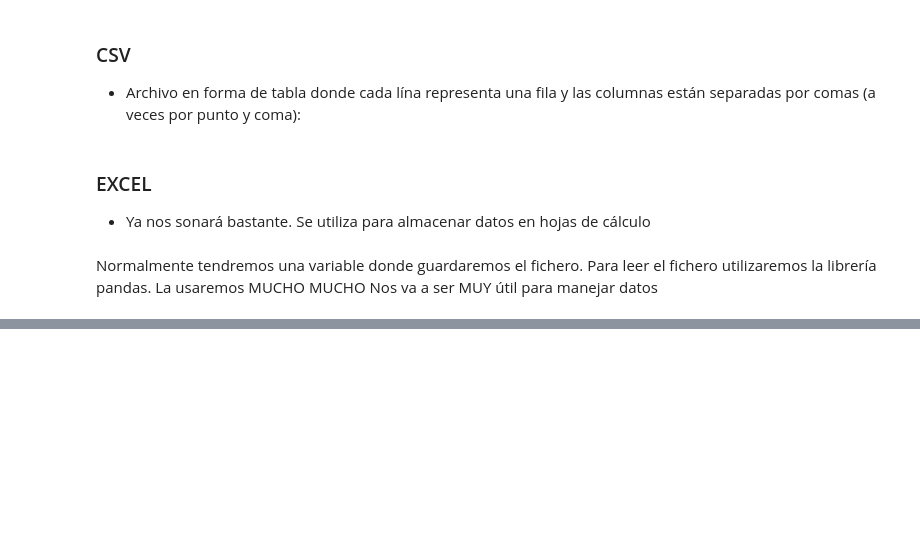
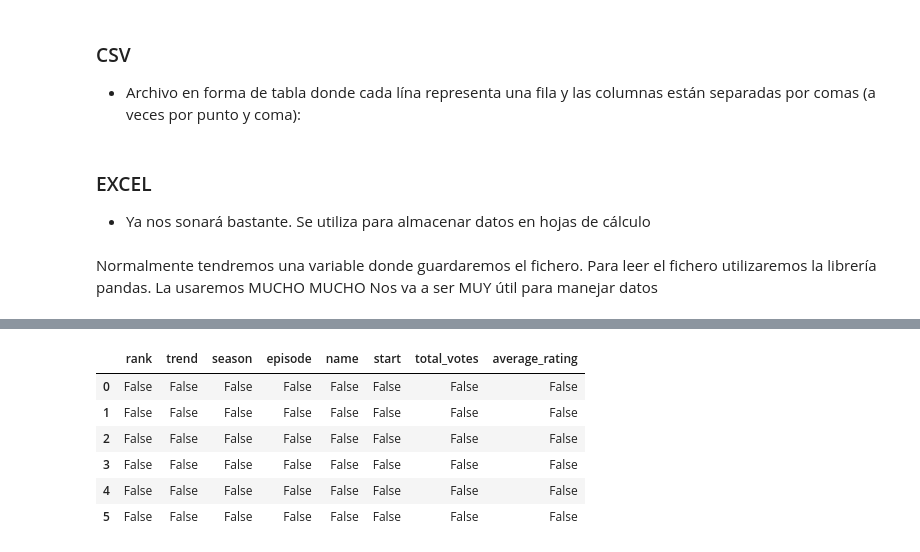
Before and after one commit to Adalab/da-promo-47-ejercicios-profes, a Jupyter notebook: modulo-2/leccion-1-3-lectura_ficheros.ipynb, the cells around one changed output, grey strips where cells are left out. Cells and saved outputs as stored; diff of their text form; code cells hidden in the pictures; blank space fills up the shorter version.

```diff
--- a/modulo-2/leccion-1-3-lectura_ficheros.ipynb
+++ b/modulo-2/leccion-1-3-lectura_ficheros.ipynb
@@ -60,0 +96,10 @@ nombre_variable = pd.read_json/xml/csv("personajes_pelicula.json")
+# %%
+df_one_piece.isnull()
+# %% [output]
+|  | rank | trend | season | episode | name | start | total_votes | average_rating |
+| 0 | False | False | False | False | False | False | False | False |
+| 1 | False | False | False | False | False | False | False | False |
+| 2 | False | False | False | False | False | False | False | False |
+| 3 | False | False | False | False | False | False | False | False |
+| 4 | False | False | False | False | False | False | False | False |
+| 5 | False | False | False | False | False | False | False | False |
```
Also changed, not shown: parts of 21 cells of this notebook, 5 other files.
